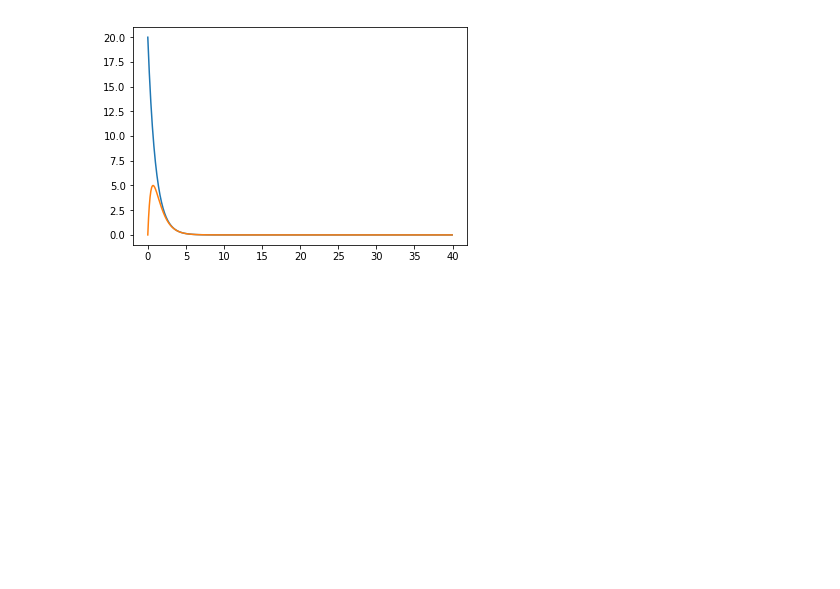
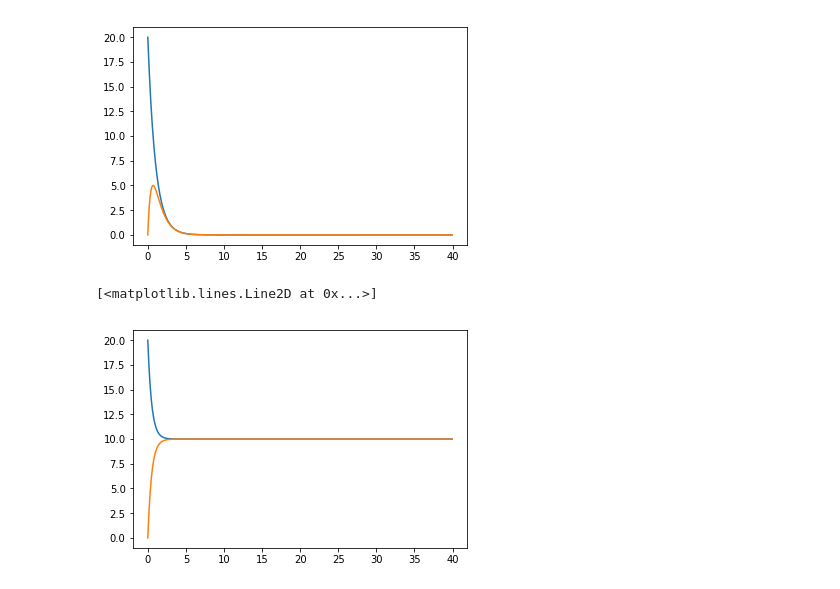
Before and after one commit to shayanlameh/Lectures, a Jupyter notebook: HW1CPH.ipynb, the cells around one changed output. Drawn from its saved outputs; the diff is of its cells as text; code cells hidden in the pictures; blank space fills up the shorter version.

```diff
--- a/HW1CPH.ipynb
+++ b/HW1CPH.ipynb
@@ -124,3 +124,18 @@ plt.plot(ode_y.t_list, ode_y.y_array)
 # %% [output]
 [<matplotlib.lines.Line2D at 0x...>]
 [figure]
+# %%
+tau = 1
+
+gx = lambda x,y, t : y/tau - x/tau
+gy = lambda x, y, t : x/tau - y/tau
+#def __init__(self, dt, x0, y0, gx, gy, t0, tf):
+ode_x = ode(0.05, 20, 0, gx, gy, 0, 40 )
+ode_x.rk42()
+ode_y = ode(0.05, 20, 0, gx, gy, 0, 40)
+ode_y.rk42()
+plt.plot(ode_x.t_list, ode_x.x_array)
+plt.plot(ode_y.t_list, ode_y.y_array)
+# %% [output]
+[<matplotlib.lines.Line2D at 0x...>]
+[figure, added]
```
Also changed, not shown: parts of 3 cells of this notebook, 2 other files.
